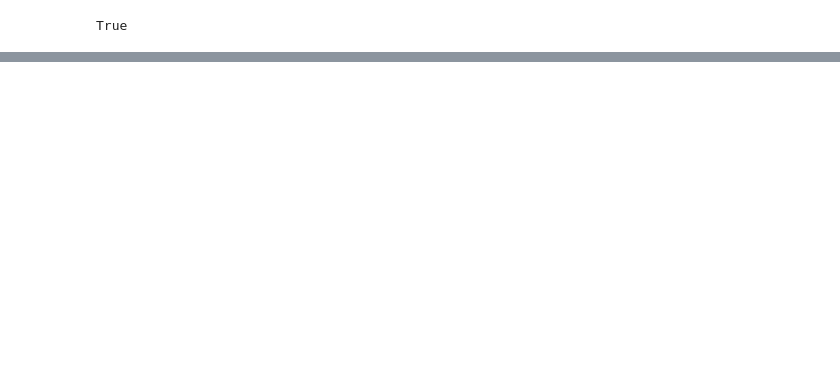
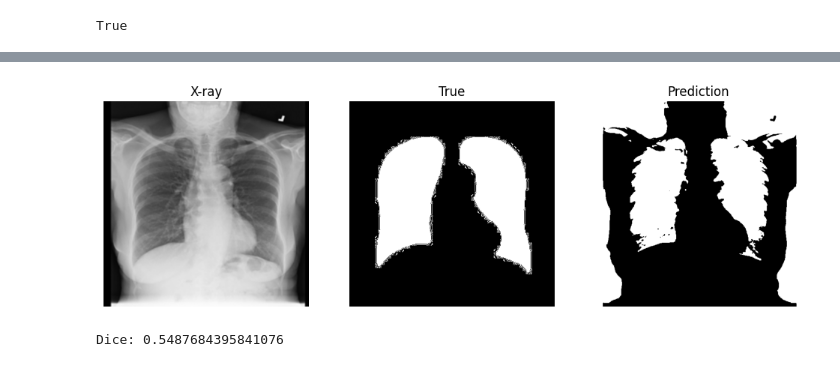
Before and after one commit to RaduTuodr/UNet_LungMask, a Jupyter notebook: u-net-model.ipynb, the cells around one changed output, grey strips where cells are left out. Drawn from its saved outputs; the diff is of its cells as text; code cells hidden in the pictures; blank space fills up the shorter version.

```diff
--- a/u-net-model.ipynb
+++ b/u-net-model.ipynb
@@ -220,0 +290,48 @@ plt.show()
+# %%
+from sklearn.cluster import KMeans
+
+kmeans_pred = []
+
+for i in range(len(X_test)):
+    img = X_test[i].squeeze() # (H, W, 1) -> (H, W)
+    X = img.reshape(-1, 1)    # (H, W) -> (H*W, 1)
+
+    kmeans = KMeans(n_clusters = 2, n_init = 30)
+    labels = kmeans.fit_predict(X).reshape(img.shape)
+
+    means = [img[labels == c].mean() for c in range(2)]
+    fg_cluster = 1 - np.argmax(means)
+
+    mask_pred = (labels == fg_cluster).astype(np.uint8)
+    kmeans_pred.append(mask_pred)
+
+kmeans_pred = np.array(kmeans_pred)
+# %%
+import matplotlib.pyplot as plt
+
+i = 0 # random value
+plt.figure(figsize=(12,4))
+
+plt.subplot(1,3,1)
+plt.title("X-ray")
+plt.imshow(X_test[i].squeeze(), cmap="gray")
+plt.axis("off")
+
+plt.subplot(1,3,2)
+plt.title("True")
+plt.imshow(y_test[i].squeeze(), cmap="gray")
+plt.axis("off")
+
+plt.subplot(1,3,3)
+plt.title("Prediction")
+plt.imshow(kmeans_pred[i], cmap="gray")
+plt.axis("off")
+
+plt.show()
+# %% [output]
+[figure, added]
+# %%
+dice = np.mean([dice_score(y_test[i], kmeans_pred[i]) for i in range(len(y_test))])
+print("Dice:", dice)
+# %% [output]
+Dice: 0.5487684395841076
```
Also changed, not shown: parts of 16 cells of this notebook.
